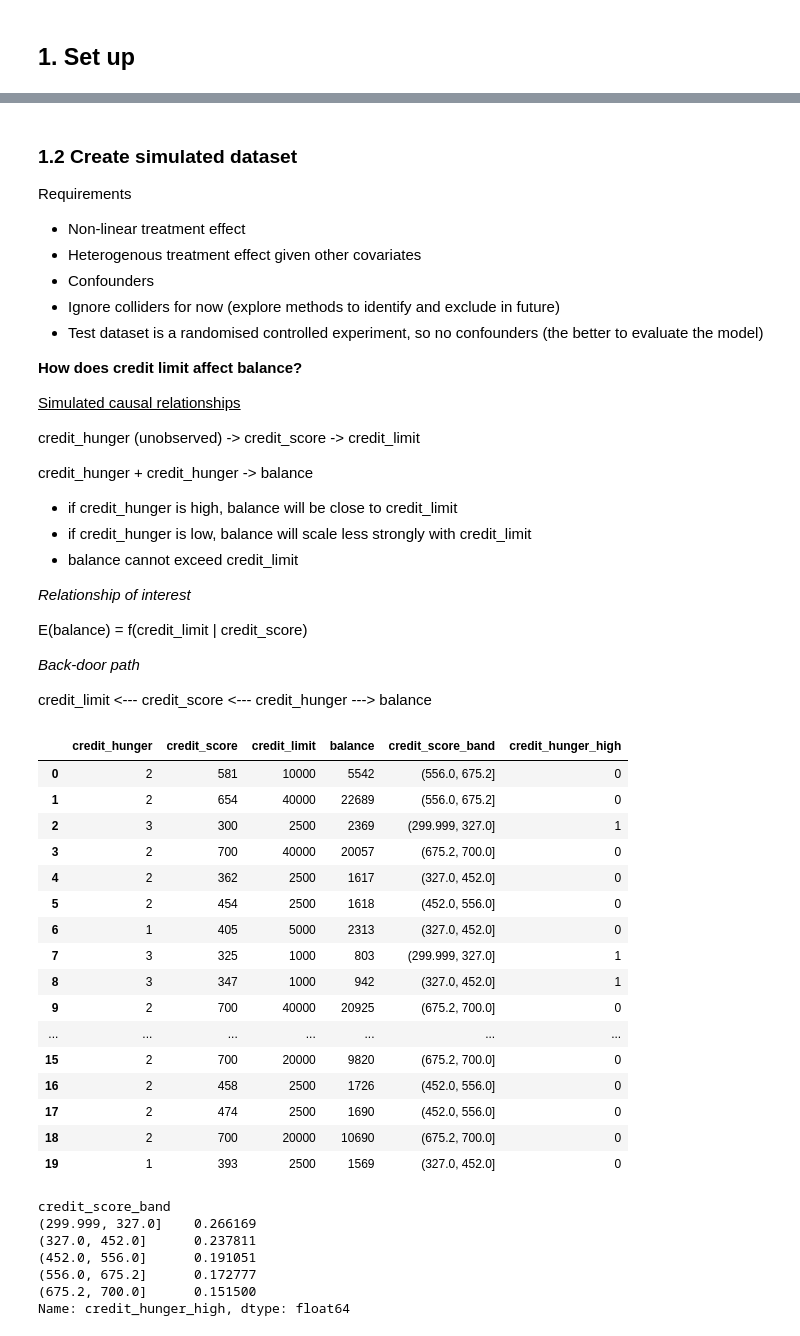
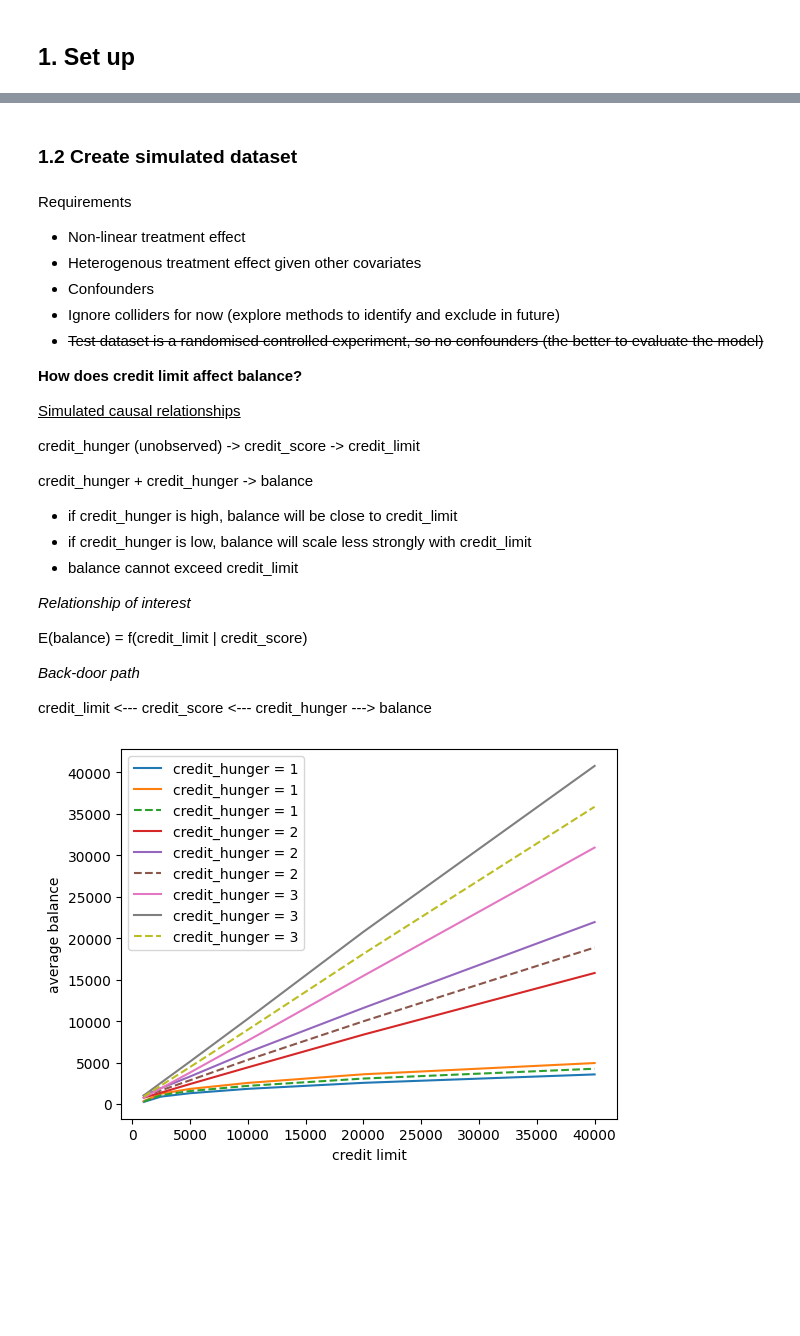
Before and after one commit to randomao/sandbox-for-ml-projects, a Jupyter notebook: projects/causal-ml/02_meta_learners.ipynb, the cells around one changed output, grey strips where cells are left out. Drawn from its saved outputs; the diff is of its cells as text; code cells hidden in the pictures; blank space fills up the shorter version.

```diff
--- a/projects/causal-ml/02_meta_learners.ipynb
+++ b/projects/causal-ml/02_meta_learners.ipynb
@@ -22,12 +24,12 @@ ModuleNotFoundError: No module named 'matplotlib'
+# %% [markdown]
+### 1.2 Create simulated dataset
 # %% [markdown]
-### 1.2 Create simulated dataset
-
 Requirements
 * Non-linear treatment effect
 * Heterogenous treatment effect given other covariates
 * Confounders
 * Ignore colliders for now (explore methods to identify and exclude in future)
-* Test dataset is a randomised controlled experiment, so no confounders (the better to evaluate the model)
+* <s>Test dataset is a randomised controlled experiment, so no confounders (the better to evaluate the model)</s>
 
 
 <b>How does credit limit affect balance?</b>
@@ -138,35 +254,7 @@ df = pd.DataFrame({
-# %%
-df.head(20)
-# %% [output]
-|  | credit_hunger | credit_score | credit_limit | balance | credit_score_band | credit_hunger_high |
-| 0 | 2 | 581 | 10000 | 5542 | (556.0, 675.2] | 0 |
-| 1 | 2 | 654 | 40000 | 22689 | (556.0, 675.2] | 0 |
-| 2 | 3 | 300 | 2500 | 2369 | (299.999, 327.0] | 1 |
-| 3 | 2 | 700 | 40000 | 20057 | (675.2, 700.0] | 0 |
-| 4 | 2 | 362 | 2500 | 1617 | (327.0, 452.0] | 0 |
-| 5 | 2 | 454 | 2500 | 1618 | (452.0, 556.0] | 0 |
-| 6 | 1 | 405 | 5000 | 2313 | (327.0, 452.0] | 0 |
-| 7 | 3 | 325 | 1000 | 803 | (299.999, 327.0] | 1 |
-| 8 | 3 | 347 | 1000 | 942 | (327.0, 452.0] | 1 |
-| 9 | 2 | 700 | 40000 | 20925 | (675.2, 700.0] | 0 |
-| ... | ... | ... | ... | ... | ... | ... |
-| 15 | 2 | 700 | 20000 | 9820 | (675.2, 700.0] | 0 |
-| 16 | 2 | 458 | 2500 | 1726 | (452.0, 556.0] | 0 |
-| 17 | 2 | 474 | 2500 | 1690 | (452.0, 556.0] | 0 |
-| 18 | 2 | 700 | 20000 | 10690 | (675.2, 700.0] | 0 |
-| 19 | 1 | 393 | 2500 | 1569 | (327.0, 452.0] | 0 |
-# %%
-df['credit_score_band'] = pd.qcut(df['credit_score'], q=5, duplicates='drop')
-df['credit_hunger_high'] = (df['credit_hunger']==3).astype(int)
-
-# df.head(20)
-
-df.groupby(['credit_score_band']).mean()['credit_hunger_high']
-# %% [output]
-credit_score_band
-(299.999, 327.0]    0.266169
-(327.0, 452.0]      0.237811
-(452.0, 556.0]      0.191051
-(556.0, 675.2]      0.172777
-(675.2, 700.0]      0.151500
-Name: credit_hunger_high, dtype: float64
+# %%
+sim_df = SimulatedCreditLimitDataset()
+sim_df.create_simulated_dataset()
+sim_df.plot_true_relationship()
+# sim_df.plot_limit_by_score()
+# %% [output]
+[figure, added]
```
Also changed, not shown: parts of 12 cells of this notebook, 1 other file.
